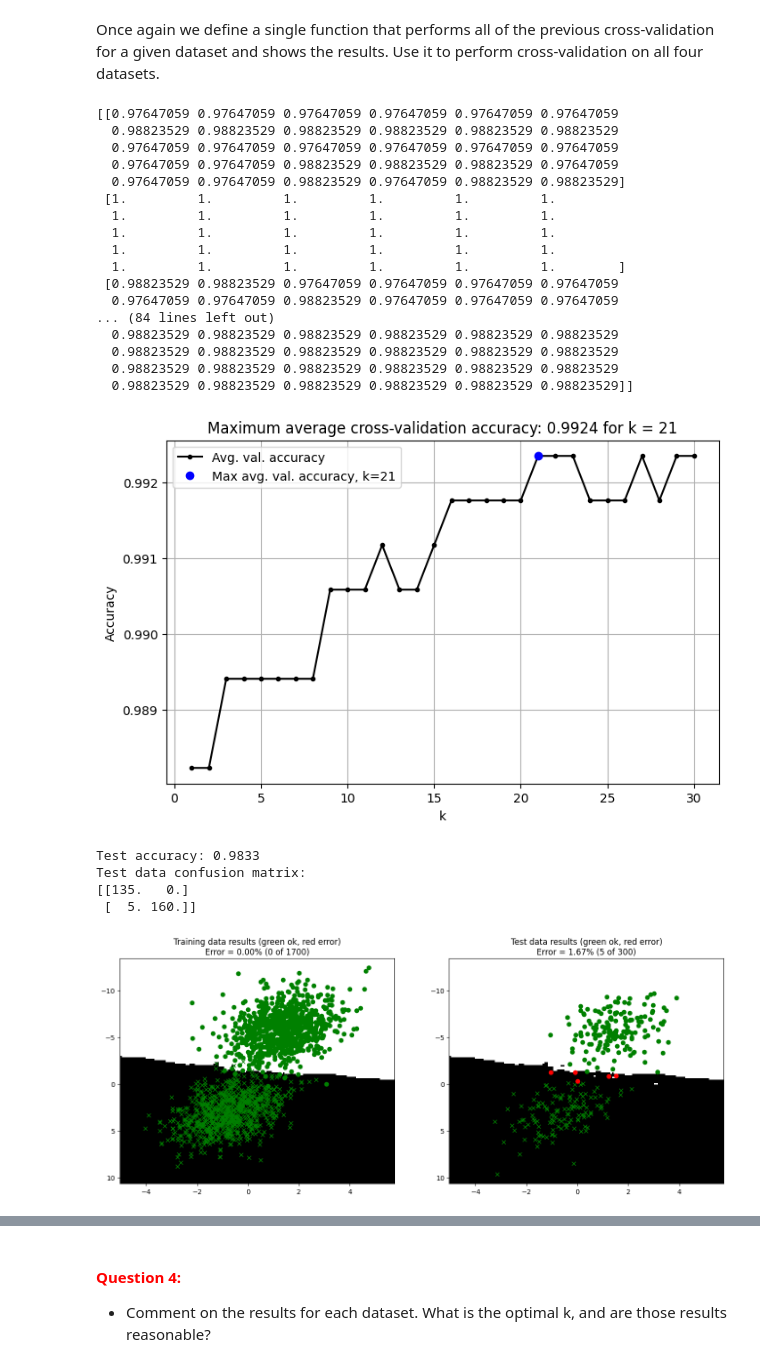
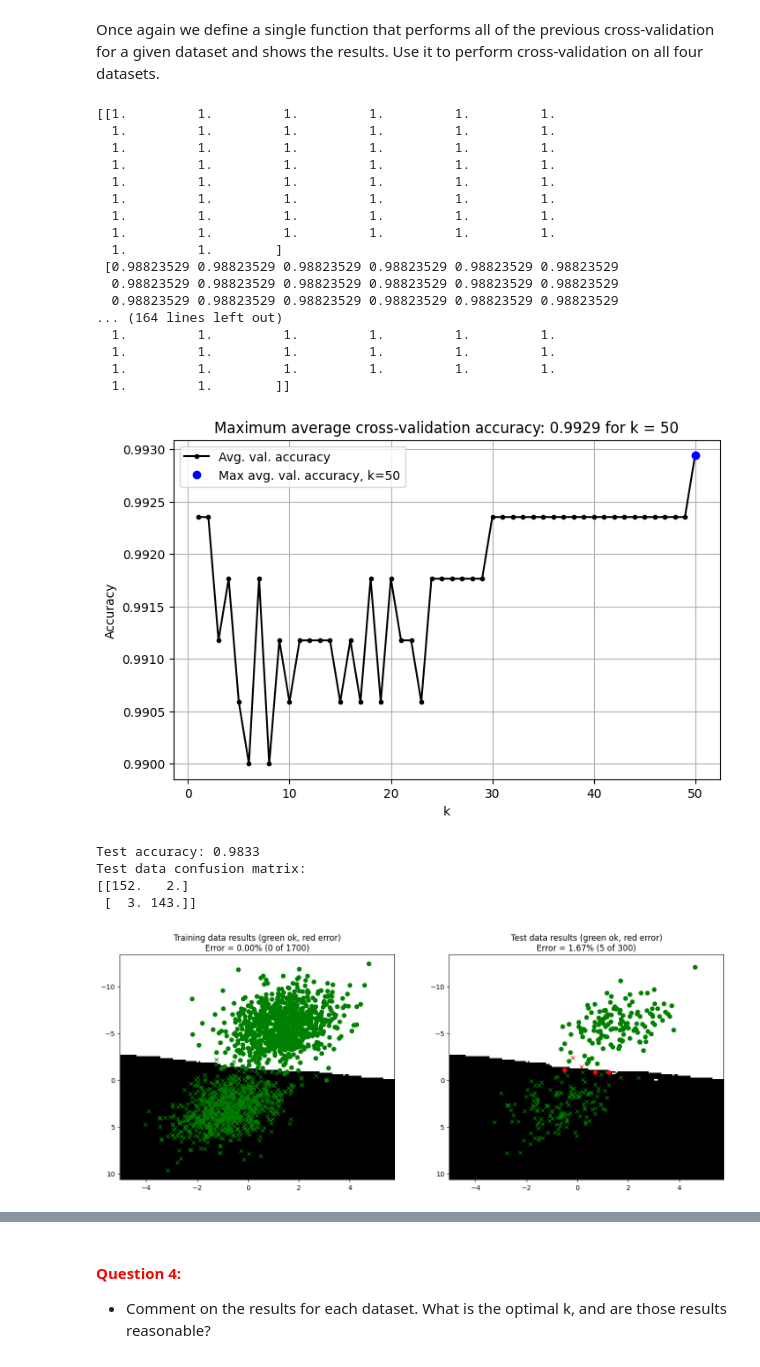
Before and after one commit to qqyfly/732A55_Neural_Networks_and_Learning_Systems, a Jupyter notebook: Homework/Lab/A1_Supervised/main1_kNN.ipynb, the cells around one changed output, grey strips where cells are left out. Drawn from its saved outputs; the diff is of its cells as text; code cells hidden in the pictures.

```diff
--- a/Homework/Lab/A1_Supervised/main1_kNN.ipynb
+++ b/Homework/Lab/A1_Supervised/main1_kNN.ipynb
@@ -580,29 +578,29 @@ def runkNNCrossValidationOnDataset(datasetNr, testSplit, nBins, kMax):
     else:
         plotConfusionMatrixOCR(XTest, LTest, LPredTest)
 # %%
-runkNNCrossValidationOnDataset(1, testSplit=0.15, nBins=20, kMax=30)
+runkNNCrossValidationOnDataset(1, testSplit=0.15, nBins=20, kMax=50)
 # %% [output]
-[[0.97647059 0.97647059 0.97647059 0.97647059 0.97647059 0.97647059
-  0.98823529 0.98823529 0.98823529 0.98823529 0.98823529 0.98823529
-  0.97647059 0.97647059 0.97647059 0.97647059 0.97647059 0.97647059
-  0.97647059 0.97647059 0.98823529 0.98823529 0.98823529 0.97647059
-  0.97647059 0.97647059 0.98823529 0.97647059 0.98823529 0.98823529]
- [1.         1.         1.         1.         1.         1.
+[[1.         1.         1.         1.         1.         1.
   1.         1.         1.         1.         1.         1.
   1.         1.         1.         1.         1.         1.
   1.         1.         1.         1.         1.         1.
-  1.         1.         1.         1.         1.         1.        ]
- [0.98823529 0.98823529 0.97647059 0.97647059 0.97647059 0.97647059
-  0.97647059 0.97647059 0.98823529 0.97647059 0.97647059 0.97647059
-... (84 lines left out)
+  1.         1.         1.         1.         1.         1.
+  1.         1.         1.         1.         1.         1.
+  1.         1.         1.         1.         1.         1.
+  1.         1.         1.         1.         1.         1.
+  1.         1.        ]
+ [0.98823529 0.98823529 0.98823529 0.98823529 0.98823529 0.98823529
   0.98823529 0.98823529 0.98823529 0.98823529 0.98823529 0.98823529
   0.98823529 0.98823529 0.98823529 0.98823529 0.98823529 0.98823529
-  0.98823529 0.98823529 0.98823529 0.98823529 0.98823529 0.98823529
-  0.98823529 0.98823529 0.98823529 0.98823529 0.98823529 0.98823529]]
+... (164 lines left out)
+  1.         1.         1.         1.         1.         1.
+  1.         1.         1.         1.         1.         1.
+  1.         1.         1.         1.         1.         1.
+  1.         1.        ]]
-[figure, old version]
+[figure, new version]
 Test accuracy: 0.9833
 Test data confusion matrix:
-[[135.   0.]
- [  5. 160.]]
+[[152.   2.]
+ [  3. 143.]]
-[figure, old version]
+[figure, new version]
 # %%
```
Also changed, not shown: parts of 14 cells of this notebook.
